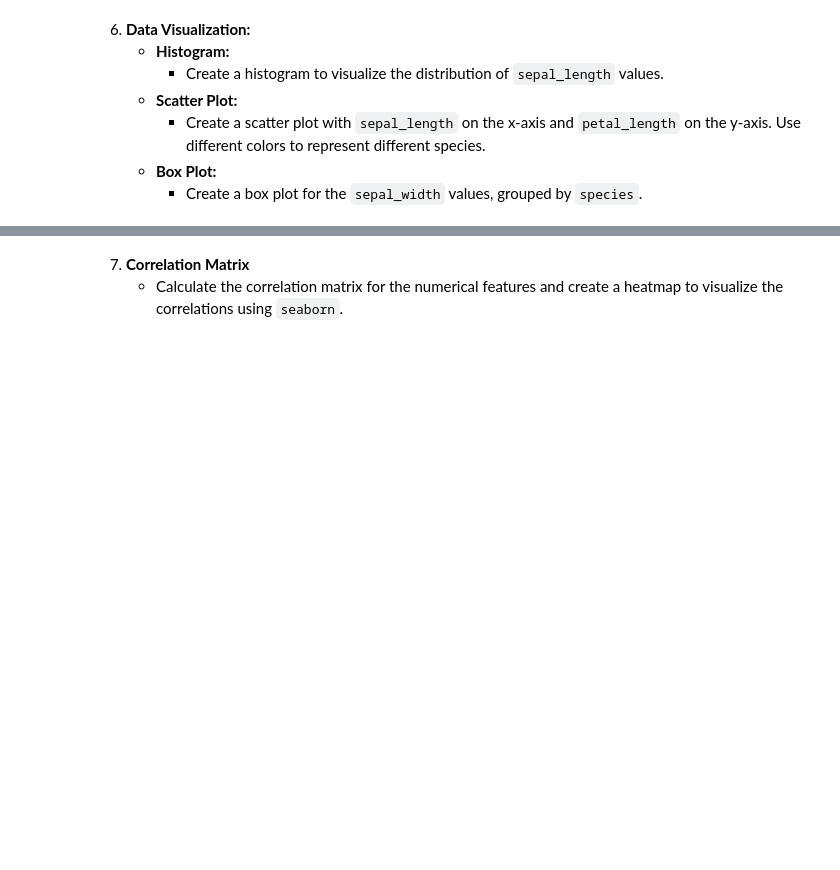
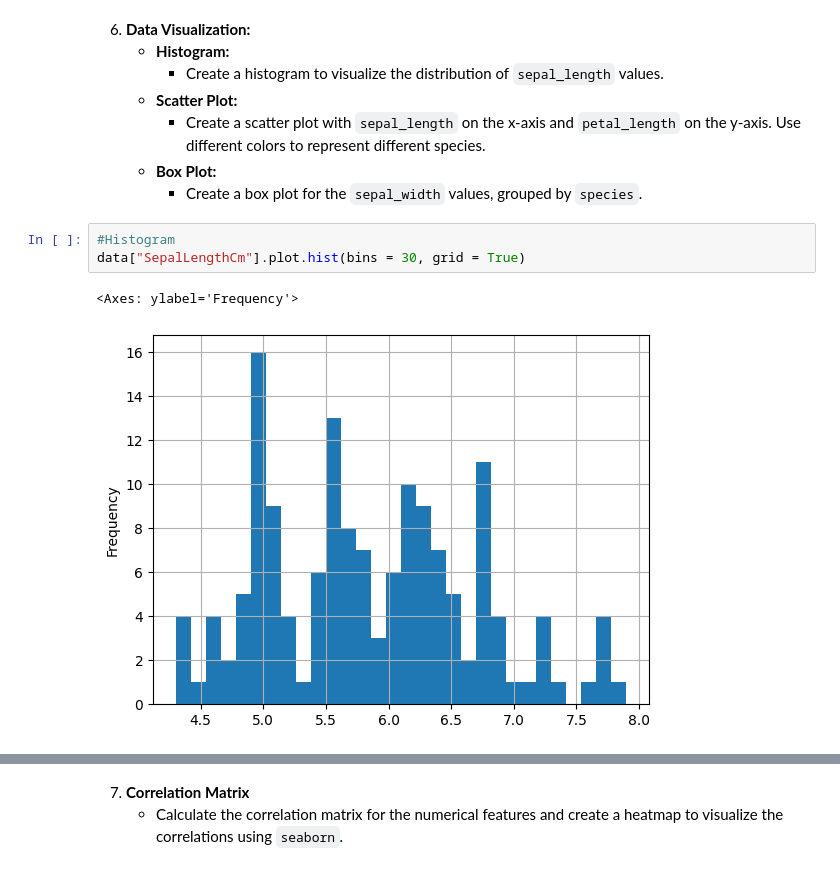
Before and after one commit to pratima55/skillDatascience, a Jupyter notebook: Assignment/Assignment-07_Feb28.ipynb, the cells around one changed output, grey strips where cells are left out. Cells and saved outputs as stored; diff of their text form; blank space fills up the shorter version.

```diff
--- a/Assignment/Assignment-07_Feb28.ipynb
+++ b/Assignment/Assignment-07_Feb28.ipynb
@@ -160,3 +176,9 @@ filter_by_sepal
      - Create a scatter plot with `sepal_length` on the x-axis and `petal_length` on the y-axis. Use different colors to represent different species.
    - **Box Plot:**
      - Create a box plot for the `sepal_width` values, grouped by `species`.
+# %%
+#Histogram
+data["SepalLengthCm"].plot.hist(bins = 30, grid = True)
+# %% [output]
+<Axes: ylabel='Frequency'>
+[figure, added]
```
Also changed, not shown: parts of 32 cells of this notebook.
